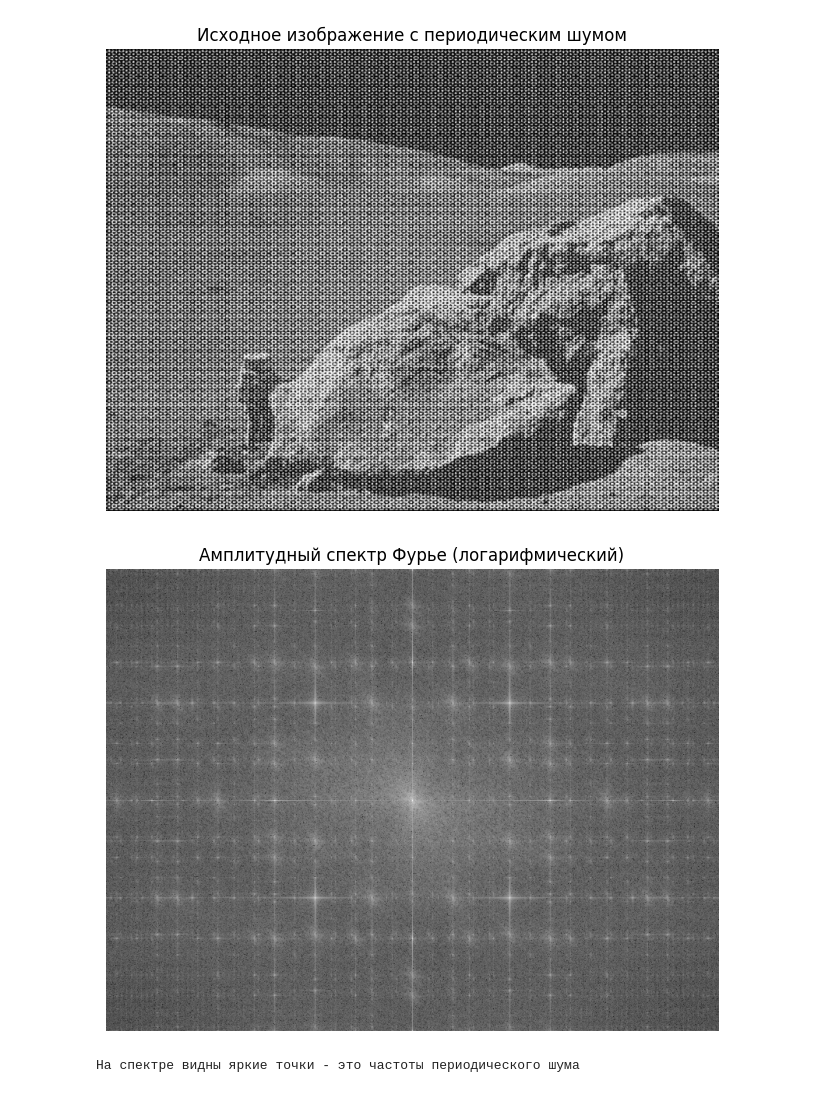
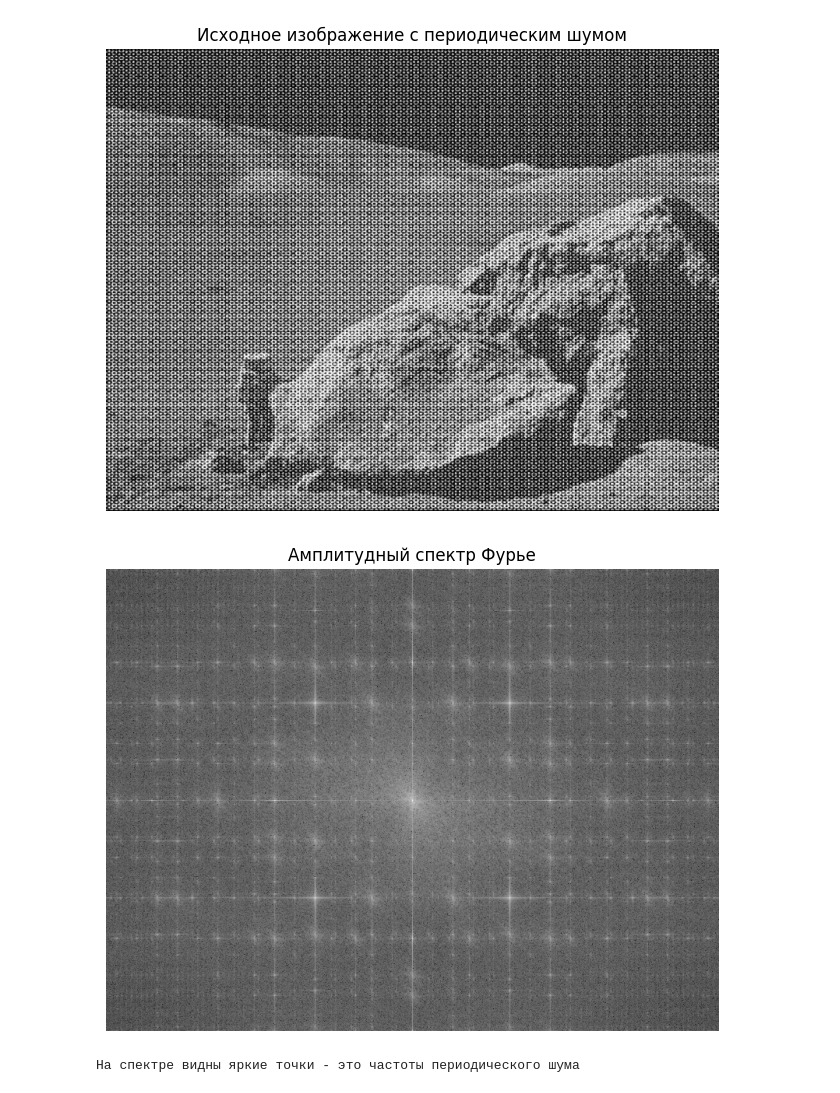
Before and after one commit to bizi2/image-processing, a Jupyter notebook: dz5/de_ip_5.ipynb, the cells around one changed output. Saved outputs shown, nothing was run; the diff lists cells and outputs as text; code cells hidden in the pictures.

```diff
--- a/dz5/de_ip_5.ipynb
+++ b/dz5/de_ip_5.ipynb
@@ -21,16 +22,16 @@ plt.show()
 # %%
 # Прямое преобразование Фурье
 f = np.fft.fft2(img)
 fshift = np.fft.fftshift(f)
 magnitude_spectrum = 20 * np.log(np.abs(fshift) + 1)
 
 plt.figure(figsize=(8, 6))
 plt.imshow(magnitude_spectrum, cmap='gray')
-plt.title("Амплитудный спектр Фурье (логарифмический)")
+plt.title("Амплитудный спектр Фурье")
 plt.axis('off')
 plt.show()
 
 print("На спектре видны яркие точки - это частоты периодического шума")
 # %% [output]
-[figure, old version]
+[figure, new version]
 На спектре видны яркие точки - это частоты периодического шума
```
Also changed, not shown: parts of 4 cells of this notebook, 3 other files.
